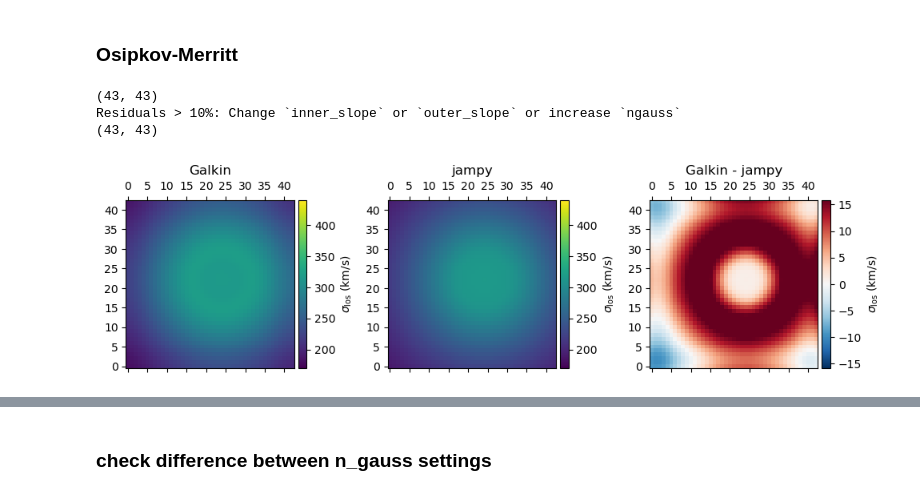
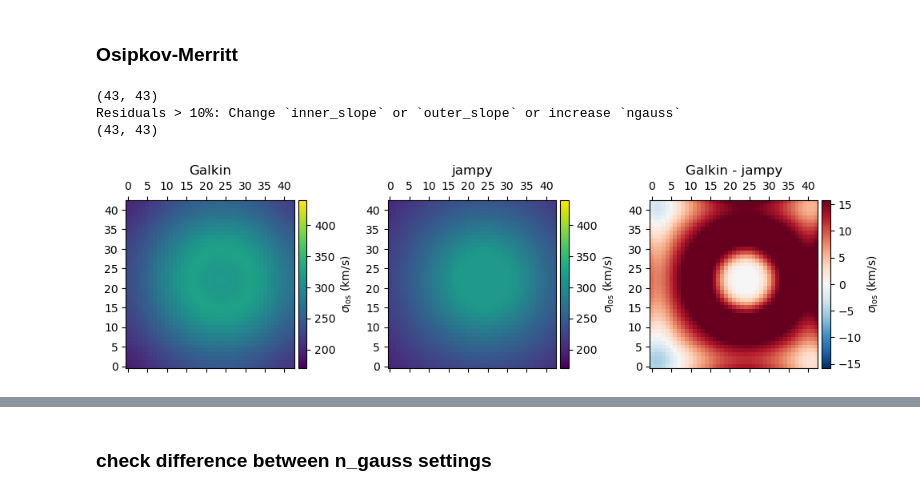
Before and after one commit to TDCOSMO/RXJ1131_KCWI, a Jupyter notebook: test_notebooks/test jampy and galkin models, between softwares, n_gauss in MGE, spherical vs elliptical.ipynb, the cells around one changed output, grey strips where cells are left out. Saved outputs shown, nothing was run; the diff lists cells and outputs as text; code cells hidden in the pictures.

```diff
--- a/test_notebooks/test jampy and galkin models, between softwares, n_gauss in MGE, spherical vs elliptical.ipynb
+++ b/test_notebooks/test jampy and galkin models, between softwares, n_gauss in MGE, spherical vs elliptical.ipynb
@@ -31,7 +31,7 @@ plt.matshow(binning, origin='lower')
 anisotropy_model = 'constant'
 ani_param = 1.1
 
-dyn_model = DynamicalModel(mass_profile='powerlaw')
+dyn_model = DynamicalModel(mass_model='powerlaw')
 
 for i in range(1):
     # binned
@@ -43,8 +43,7 @@ for i in range(1):
     np.random.seed(i)
 
     a = dyn_model.compute_galkin_v_rms_model(kinematics_api,
-                                       theta_e,
-                                       gamma,
+                                       [theta_e, gamma, 1],
                                        ani_param=ani_param,
                                        anisotropy_model=anisotropy_model,
                                        supersampling_factor=5,
@@ -60,8 +59,7 @@ for i in range(1):
 
     np.random.seed(i)
     b = dyn_model.compute_galkin_v_rms_model(kinematics_api,
-                                       theta_e,
-                                       gamma,
+                                       [theta_e, gamma, 1],
                                        ani_param=ani_param,
                                        anisotropy_model=anisotropy_model,
                                        supersampling_factor=5,
@@ -84,7 +82,7 @@ Models match within 0.3%. 🙂
 anisotropy_model = 'constant'
 ani_param = 0.9
 
-dyn_model = DynamicalModel(mass_profile='powerlaw')
+dyn_model = DynamicalModel(mass_model='powerlaw')
 
 for i in range(1):
     kinematics_api = dyn_model.get_galkin_kinematics_api(
@@ -94,8 +92,7 @@ for i in range(1):
     np.random.seed(i)
 
     a = dyn_model.compute_galkin_v_rms_model(kinematics_api,
-                                           theta_e,
-                                           gamma,
+                                           [theta_e, gamma, 1],
                                            ani_param=ani_param,
                                            anisotropy_model=anisotropy_model,
                                            supersampling_factor=5,
@@ -105,8 +102,7 @@ for i in range(1):
 
 
     np.random.seed(i)
-    b = dyn_model.compute_jampy_v_rms_model(theta_e,
-                                            gamma,
+    b = dyn_model.compute_jampy_v_rms_model([theta_e, gamma, 1],
                                             ani_param=ani_param,
                                             anisotropy_model=anisotropy_model,
                                             supersampling_factor=5,
@@ -134,7 +130,7 @@ dyn_model.PSF_FWHM = 0.7
 anisotropy_model = 'constant'
 ani_param = 1. # isotropic
 
-dyn_model = DynamicalModel(mass_profile='powerlaw')
+dyn_model = DynamicalModel(mass_model='powerlaw')
 
 for i in range(10):
     kinematics_api = dyn_model.get_galkin_kinematics_api(
@@ -143,8 +139,7 @@ for i in range(10):
     )
     np.random.seed(i)
     a, _ = dyn_model.compute_galkin_v_rms_model(kinematics_api,
-                                           theta_e,
-                                           gamma,
+                                           [theta_e, gamma, 1],
                                            ani_param=ani_param,
                                            anisotropy_model=anisotropy_model,
                                            supersampling_factor=5,
@@ -154,8 +149,7 @@ for i in range(10):
     print(a.shape)
 
     np.random.seed(i)
-    b, _ = dyn_model.compute_jampy_v_rms_model(theta_e,
-                                            gamma,
+    b, _ = dyn_model.compute_jampy_v_rms_model([theta_e, gamma, 1],
                                             ani_param=ani_param,
                                             anisotropy_model=anisotropy_model,
                                             supersampling_factor=5,
@@ -208,10 +202,9 @@ for i in range(10):
         single_slit=False
     )
     np.random.seed(i)
-    dyn_model = DynamicalModel(mass_profile='powerlaw')
+    dyn_model = DynamicalModel(mass_model='powerlaw')
     a, _ = dyn_model.compute_galkin_v_rms_model(kinematics_api,
-                                           theta_e,
-                                           gamma,
+                                           [theta_e, gamma, 1],
                                            ani_param=ani_param,
                                            anisotropy_model=anisotropy_model,
                                            supersampling_factor=5,
@@ -221,8 +214,7 @@ for i in range(10):
     print(a.shape)
 
     np.random.seed(i)
-    b, _ = dyn_model.compute_jampy_v_rms_model(theta_e,
-                                            gamma,
+    b, _ = dyn_model.compute_jampy_v_rms_model([theta_e, gamma, 1],
                                             ani_param=ani_param,
                                             anisotropy_model=anisotropy_model,
                                             supersampling_factor=5,
@@ -233,31 +225,31 @@ for i in range(10):
 
     fig, axes = plt.subplots(nrows=1, ncols=3, figsize=(10, 6))
 
     def plot_mat(arr, i, cmap='viridis', vmax=440, vmin=170):
         divider = make_axes_locatable(axes[i])
         im = axes[i].matshow(arr, origin='lower', cmap=cmap, vmax=vmax, vmin=vmin)
         cax = divider.append_axes('right', size='5%', pad=0.05)
         fig.colorbar(im, cax=cax, orientation='vertical', label=r'$\sigma_{\rm los}$ (km/s)')
 
     #cbar = axes[0].matshow(a[0], origin='lower')
     #cbar = axes[1].matshow(b[0], origin='lower')
     #plt.colorbar(cbar)
 
     #cbar = axes[2].matshow(a[0] - b[0], origin='lower', cmap='RdBu')
     #plt.colorbar(cbar)
     plot_mat(a.reshape((43, 43)), 0, cmap='viridis')
     plot_mat(b.reshape((43, 43)), 1, cmap='viridis')
     plot_mat(a.reshape((43, 43)) - b.reshape((43, 43)), 2, cmap='RdBu_r',
          vmax=np.max(b)*0.05, vmin=-np.max(b)*0.05)
 
     axes[0].set_title('Galkin')
     axes[1].set_title('jampy')
     axes[2].set_title('Galkin - jampy')
 
     fig.tight_layout()
     break
 # %% [output]
 (43, 43)
 Residuals > 10%: Change `inner_slope` or `outer_slope` or increase `ngauss`
 (43, 43)
-[figure, old version]
+[figure, new version]
```
Also changed, not shown: parts of 15 cells of this notebook, 23 other files.
